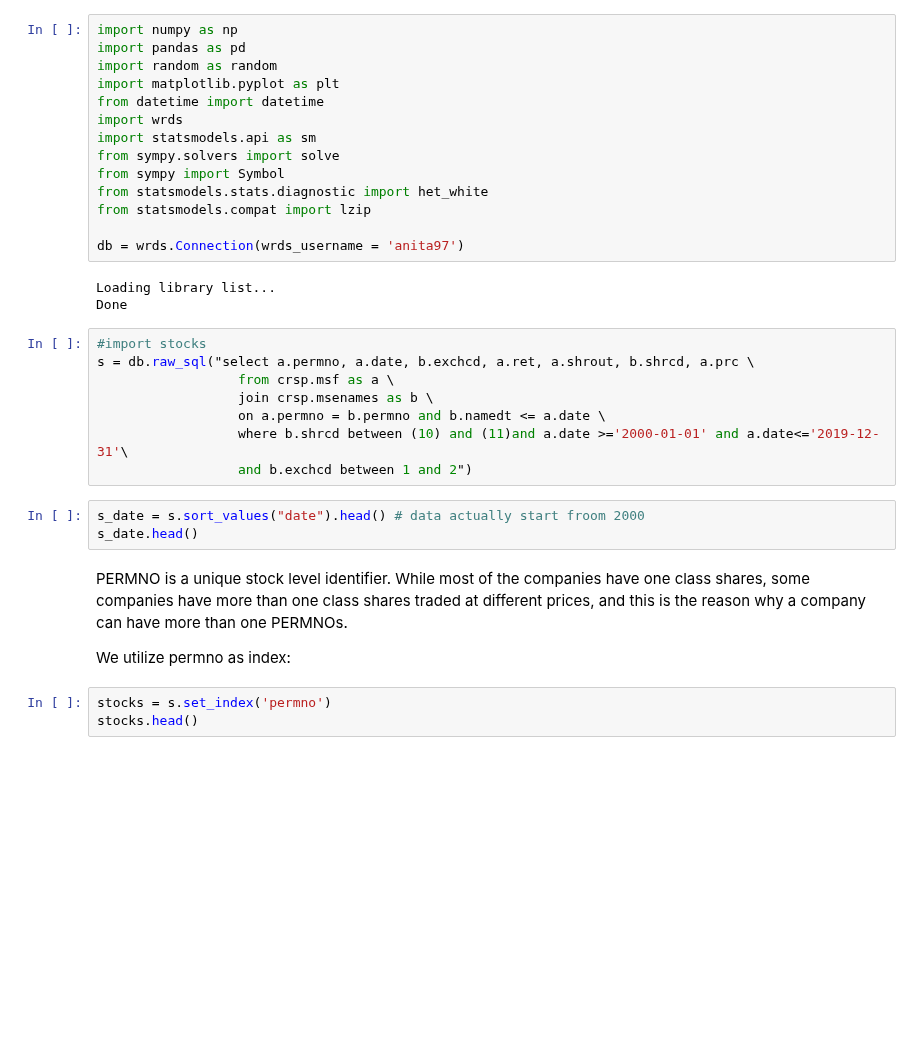
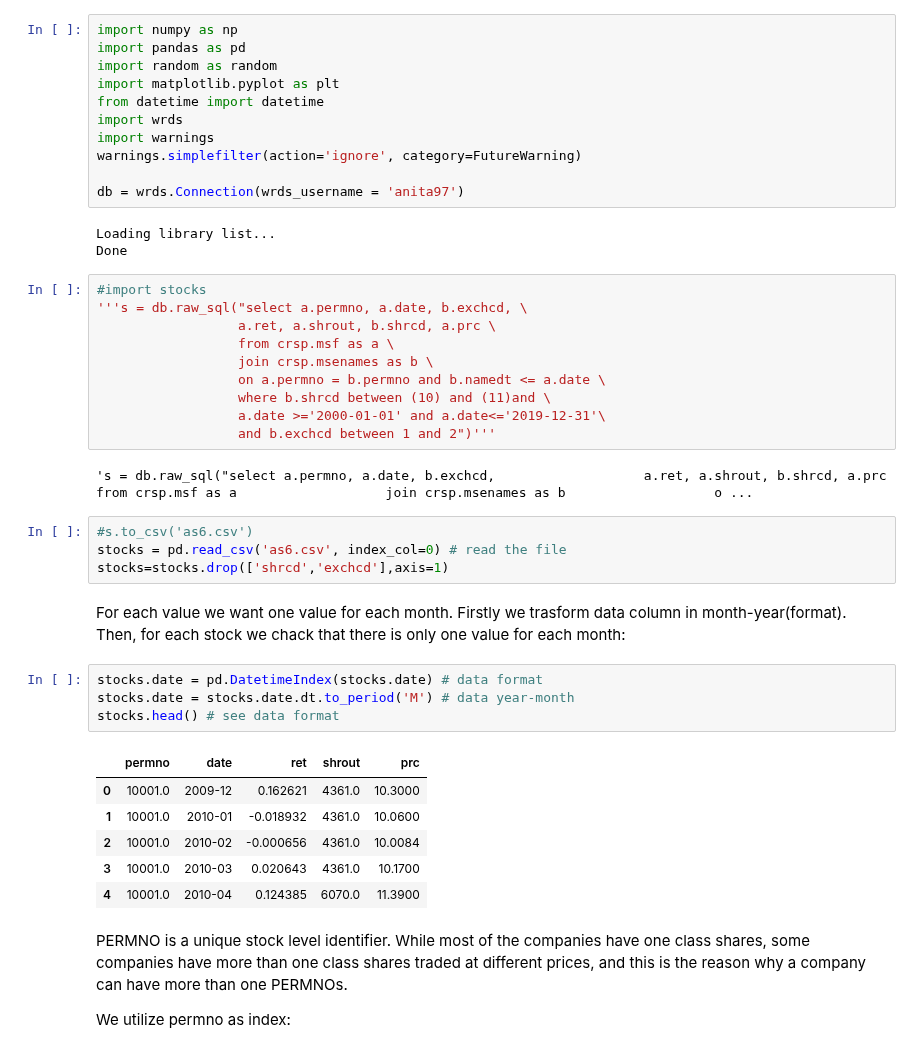
Before and after one commit to baohien97/EPFL-Investments, a Jupyter notebook: As6/Untitled.ipynb, the cells around one changed output. Drawn from its saved outputs; the diff is of its cells as text; blank space fills up the shorter version.

```diff
--- a/As6/Untitled.ipynb
+++ b/As6/Untitled.ipynb
@@ -5,11 +5,8 @@ import random as random
 import matplotlib.pyplot as plt
 from datetime import datetime
 import wrds
-import statsmodels.api as sm
-from sympy.solvers import solve
-from sympy import Symbol
-from statsmodels.stats.diagnostic import het_white
-from statsmodels.compat import lzip
+import warnings
+warnings.simplefilter(action='ignore', category=FutureWarning)
 
 db = wrds.Connection(wrds_username = 'anita97')
 # %% [output]
@@ -17,19 +14,34 @@ Loading library list...
 Done
 # %%
 #import stocks
-s = db.raw_sql("select a.permno, a.date, b.exchcd, a.ret, a.shrout, b.shrcd, a.prc \
+'''s = db.raw_sql("select a.permno, a.date, b.exchcd, \
+                  a.ret, a.shrout, b.shrcd, a.prc \
                   from crsp.msf as a \
                   join crsp.msenames as b \
                   on a.permno = b.permno and b.namedt <= a.date \
-                  where b.shrcd between (10) and (11)and a.date >='2000-01-01' and a.date<='2019-12-31'\
-                  and b.exchcd between 1 and 2")
+                  where b.shrcd between (10) and (11)and \
+                  a.date >='2000-01-01' and a.date<='2019-12-31'\
+                  and b.exchcd between 1 and 2")'''
+# %% [output]
+'s = db.raw_sql("select a.permno, a.date, b.exchcd,                   a.ret, a.shrout, b.shrcd, a.prc                   from crsp.msf as a                   join crsp.msenames as b                   o ...
-# %%
-s_date = s.sort_values("date").head() # data actually start froom 2000
-s_date.head()
+# %%
+#s.to_csv('as6.csv')
+stocks = pd.read_csv('as6.csv', index_col=0) # read the file
+stocks=stocks.drop(['shrcd','exchcd'],axis=1)
+# %% [markdown]
+For each value we want one value for each month. Firstly we trasform data column in month-year(format). Then, for each stock we chack that there is only one value for each month:
+# %%
+stocks.date = pd.DatetimeIndex(stocks.date) # data format
+stocks.date = stocks.date.dt.to_period('M') # data year-month
+stocks.head() # see data format
+# %% [output]
+|  | permno | date | ret | shrout | prc |
+| 0 | 10001.0 | 2009-12 | 0.162621 | 4361.0 | 10.3000 |
+| 1 | 10001.0 | 2010-01 | -0.018932 | 4361.0 | 10.0600 |
+| 2 | 10001.0 | 2010-02 | -0.000656 | 4361.0 | 10.0084 |
+| 3 | 10001.0 | 2010-03 | 0.020643 | 4361.0 | 10.1700 |
+| 4 | 10001.0 | 2010-04 | 0.124385 | 6070.0 | 11.3900 |
 # %% [markdown]
 PERMNO is a unique stock level identifier. While most of the companies have one class shares, some companies have more than one class shares traded at different prices, and this is the reason why a company can have more than one PERMNOs.
 
 We utilize permno as index:
-# %%
-stocks = s.set_index('permno')
-stocks.head()
```
Also changed, not shown: parts of 14 cells of this notebook, 2 other files.
